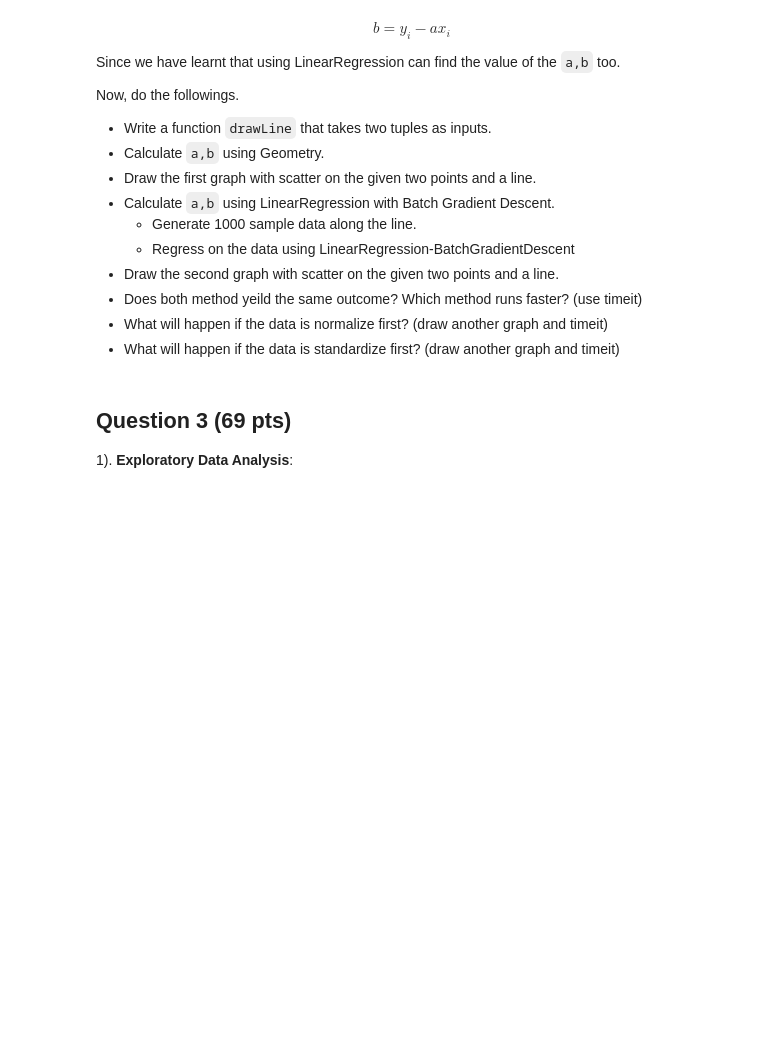
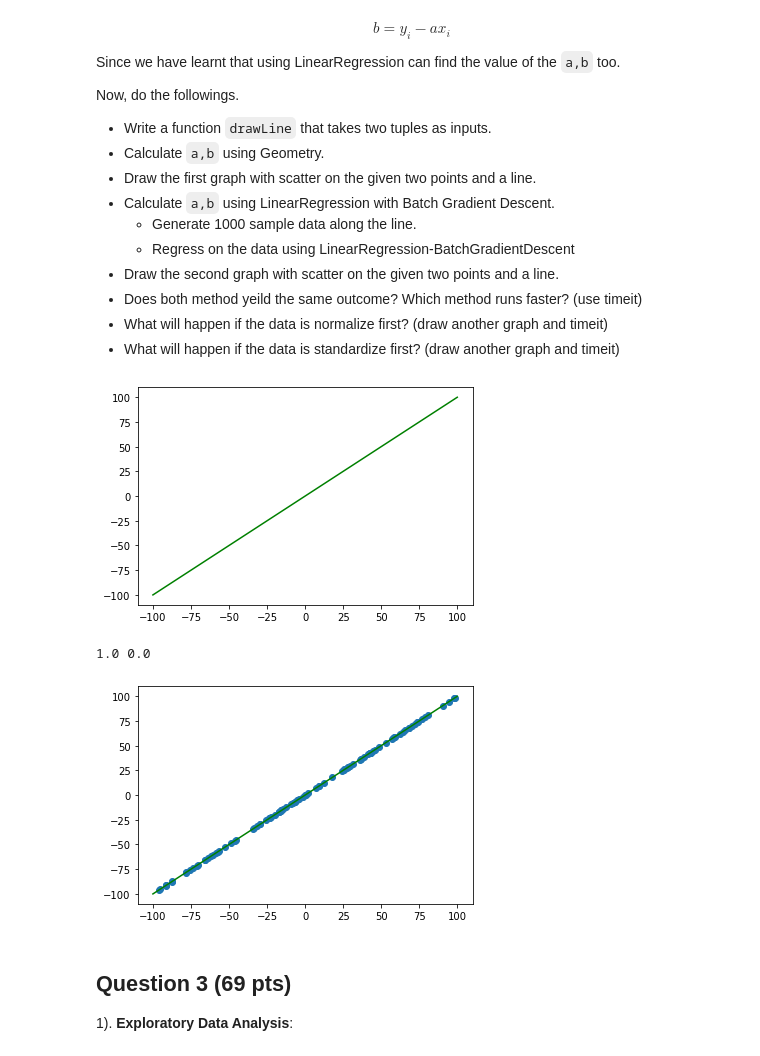
Before and after one commit to supskv-archive-org/cp-for-dsai, a Jupyter notebook: Exams/Midterm_CP_2020-Copy1.ipynb, the cells around one changed output. Cells and saved outputs as stored; diff of their text form; code cells hidden in the pictures; blank space fills up the shorter version.

```diff
--- a/Exams/Midterm_CP_2020-Copy1.ipynb
+++ b/Exams/Midterm_CP_2020-Copy1.ipynb
@@ -274,3 +272,40 @@ Now, do the followings.
+# %%
+import numpy as np
+import matplotlib.pyplot as plt
+
+def drawLine(point1, point2):
+    plt.plot([point1[0], point1[1]], [point2[0], point2[1]], 'g-')
+    plt.show()
+
+def geometry(point1, point2):
+    x1, x2 = point1
+    y1, y2 = point2
+    a = (y2 - y1) / (x2 - x1)
+    b = y1 - (a * x1)
+    return a, b
+
+def normalize(X):
+    return (X - X.min()) / (X.max() - X.min())
+
+def generate_regression(a, b, size=100):
+    x = np.random.uniform(0, 10, size=(100,))
+    y = a * x + b
+    return x, y
+
+data = np.random.uniform(-100, 100, size=100)
+point1, point2 = (-100, 100), (-100, 100)
+a, b = geometry(point1, point2)
+drawLine(point1, point2)
+
+print(a, b)
+y = a * data + b
+plt.scatter(data, y)
+plt.plot([point1[0], point1[1]], [point2[0], point2[1]], 'g-')
+plt.show()
+# %% [output]
+[figure, added]
+1.0 0.0
+[figure, added]
 # %% [markdown]
 ## Question 3 (69 pts)
 
```
Also changed, not shown: parts of 10 cells of this notebook, 4 other files.
